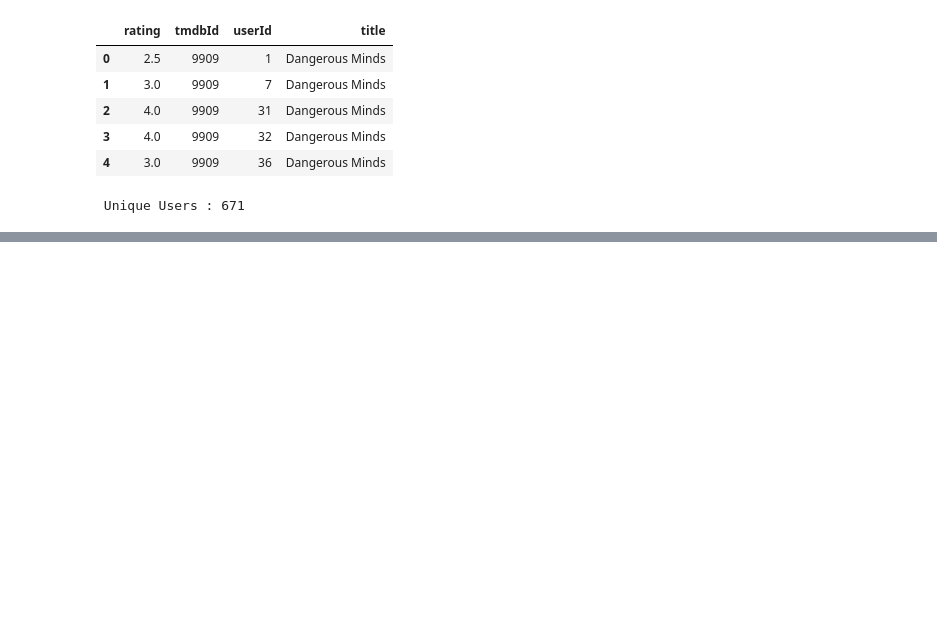
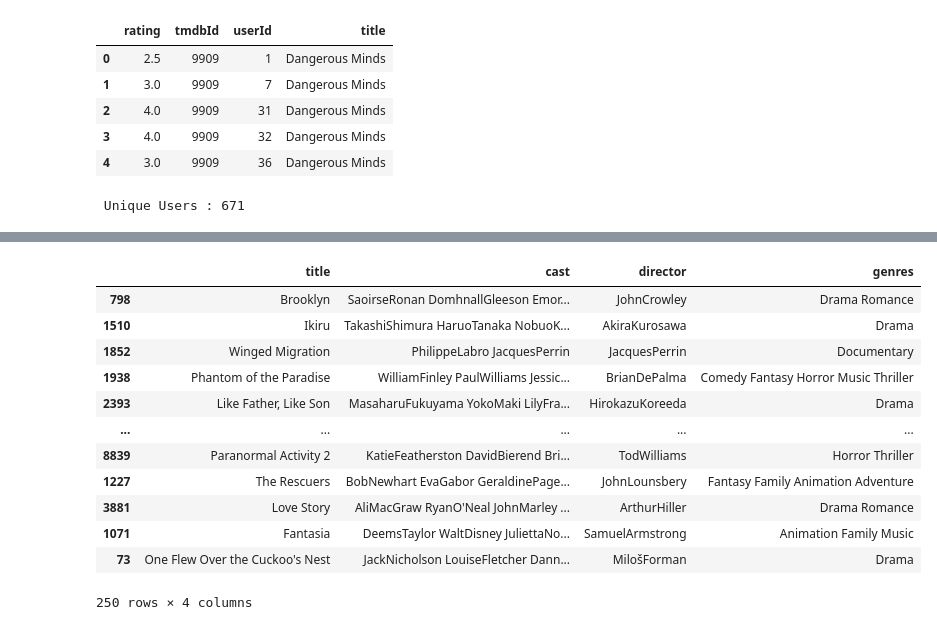
Before and after one commit to disha2sinha/Movie-Recommendation-System, a Jupyter notebook: Recommendation_System.ipynb, the cells around one changed output, grey strips where cells are left out. Drawn from its saved outputs; the diff is of its cells as text; code cells hidden in the pictures; blank space fills up the shorter version.

```diff
--- a/Recommendation_System.ipynb
+++ b/Recommendation_System.ipynb
@@ -231,7 +225,7 @@ bestRecommendationsdf
 # %% [markdown]
 #**USER TO USER BASED COLLABORATIVE FILTERING**
 # %%
-ratings_data=pd.read_csv('https://raw.githubusercontent.com/disha2sinha/Movie-Recommendation-System/master/Revised%20Datasets/RevisedRatings.csv?token=AKDEMFJETBOFHJSGTXCBOLTABKGPA', index_col=0, engine='python')
+ratings_data=pd.read_csv('https://raw.githubusercontent.com/disha2sinha/Movie-Recommendation-System/master/Revised%20Datasets/RevisedRatings.csv?token=AKDEMFPBZWMGMKXJLF375W3ACQQ26', index_col=0, engine='python')
 ratings_data.head()
 # %% [output]
 |  | rating | tmdbId |
@@ -281,0 +255,73 @@ collaborative(ratings_data[ratings_data['userId']==1])
+# %%
+def collaborative(user_profile):
+  userId=user_profile.at[0,'userId']
+  input_user=user_profile.drop(columns=['userId'])
+  users = ratings_data[ratings_data['tmdbId'].isin(input_user['tmdbId'].tolist())]
+  users=users[users['userId']!=userId]
+  #Groupby creates several sub dataframes where they all have the same value in the column specified as the parameter
+  userSubsetGroup = users.groupby(['userId'])
+
+  #Sorting it so users with movie most in common with the input will have priority
+  userSubsetGroup = sorted(userSubsetGroup,  key=lambda x: len(x[1]), reverse=True)
+  userSubsetGroup = userSubsetGroup[0:100]
+  #Store the Pearson Correlation in a dictionary, where the key is the user Id and the value is the coefficient
+  pearsonCorDict = {}
+  #For every user group in our subset
+  for name, group in userSubsetGroup:
+    #Let's start by sorting the input and current user group so the values aren't mixed up later on
+    group = group.sort_values(by='tmdbId')
+    input_user = input_user.sort_values(by='tmdbId')
+    #Get the N for the formula
+    n = len(group)
+    #Get the review scores for the movies that they both have in common
+    temp = input_user[input_user['tmdbId'].isin(group['tmdbId'].tolist())]
+    #And then store them in a temporary buffer variable in a list format to facilitate future calculations
+    tempRatingList = temp['rating'].tolist()
+    #put the current user group reviews in a list format
+    tempGroupList = group['rating'].tolist()
+    #Now let's calculate the pearson correlation between two users, so called, x and y
+    Sxx = sum([i**2 for i in tempRatingList]) - pow(sum(tempRatingList),2)/float(n)
+    Syy = sum([i**2 for i in tempGroupList]) - pow(sum(tempGroupList),2)/float(n)
+    Sxy = sum( i*j for i, j in zip(tempRatingList, tempGroupList)) - sum(tempRatingList)*sum(tempGroupList)/float(n)
+
+    #If the denominator is different than zero, then divide, else, 0 correlation.
+    if Sxx != 0 and Syy != 0:
+        pearsonCorDict[name] = Sxy/math.sqrt(Sxx*Syy)
+    else:
+        pearsonCorDict[name] = 0
+  pearsonDF = pd.DataFrame.from_dict(pearsonCorDict, orient='index')
+  pearsonDF.columns = ['similarityIndex']
+  pearsonDF['userId'] = pearsonDF.index
+  pearsonDF.index = range(len(pearsonDF))
+  topUsers=pearsonDF.sort_values(by='similarityIndex', ascending=False)[0:50]
+  topUsersRating=topUsers.merge(ratings_data, left_on='userId', right_on='userId', how='inner')
+  #Multiplies the similarity by the user's ratings
+  topUsersRating['weightedRating'] = topUsersRating['similarityIndex']*topUsersRating['rating']
+  #Applies a sum to the topUsers after grouping it up by userId
+  tempTopUsersRating = topUsersRating.groupby('tmdbId').sum()[['similarityIndex','weightedRating']]
+  tempTopUsersRating.columns = ['sum_similarityIndex','sum_weightedRating']
+    #Creates an empty dataframe
+  recommendation_df = pd.DataFrame()
+    #Now we take the weighted average
+  recommendation_df['weighted average recommendation score'] = tempTopUsersRating['sum_weightedRating']/tempTopUsersRating['sum_similarityIndex']
+  recommendation_df['tmdbId'] = tempTopUsersRating.index
+  recommendation_df = recommendation_df.sort_values(by='weighted average recommendation score', ascending=False)
+  recommendations=pd.DataFrame(movies_data.loc[movies_data['tmdbId'].isin(recommendation_df.head(50)['tmdbId'].tolist())][['title','cast','director','genres']])
+  for movie in user_profile['title']:
+    recommendations=pd.concat([recommendations,content_based(movie)])
+  return recommendations
+collaborative(ratings_data[ratings_data['userId']==1])
+# %% [output]
+|  | title | cast | director | genres |
+| 798 | Brooklyn | SaoirseRonan DomhnallGleeson Emor... | JohnCrowley | Drama Romance |
+| 1510 | Ikiru | TakashiShimura HaruoTanaka NobuoK... | AkiraKurosawa | Drama |
+| 1852 | Winged Migration | PhilippeLabro JacquesPerrin | JacquesPerrin | Documentary |
+| 1938 | Phantom of the Paradise | WilliamFinley PaulWilliams Jessic... | BrianDePalma | Comedy Fantasy Horror Music Thriller |
+| 2393 | Like Father, Like Son | MasaharuFukuyama YokoMaki LilyFra... | HirokazuKoreeda | Drama |
+| ... | ... | ... | ... | ... |
+| 8839 | Paranormal Activity 2 | KatieFeatherston DavidBierend Bri... | TodWilliams | Horror Thriller |
+| 1227 | The Rescuers | BobNewhart EvaGabor GeraldinePage... | JohnLounsbery | Fantasy Family Animation Adventure |
+| 3881 | Love Story | AliMacGraw RyanO'Neal JohnMarley ... | ArthurHiller | Drama Romance |
+| 1071 | Fantasia | DeemsTaylor WaltDisney JuliettaNo... | SamuelArmstrong | Animation Family Music |
+| 73 | One Flew Over the Cuckoo's Nest | JackNicholson LouiseFletcher Dann... | MilošForman | Drama |
+250 rows × 4 columns
```
Also changed, not shown: parts of 4 cells of this notebook.
